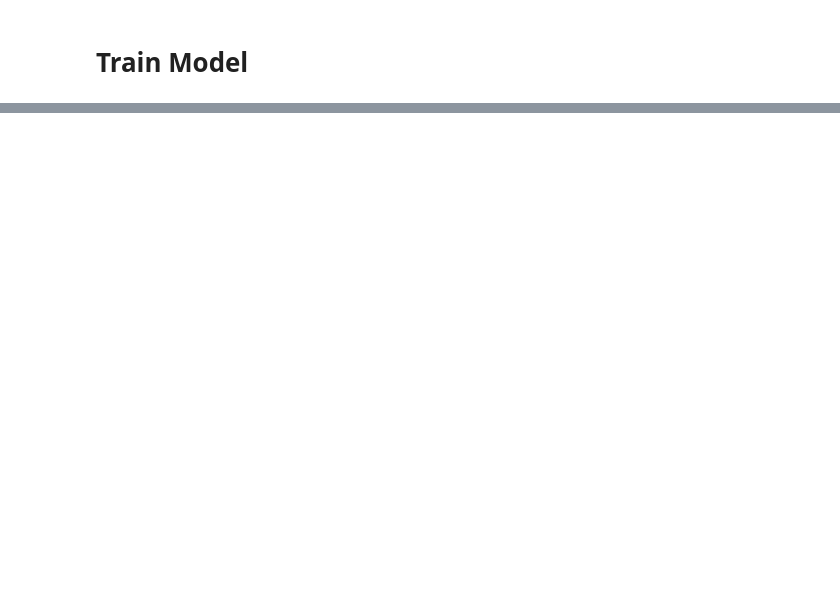
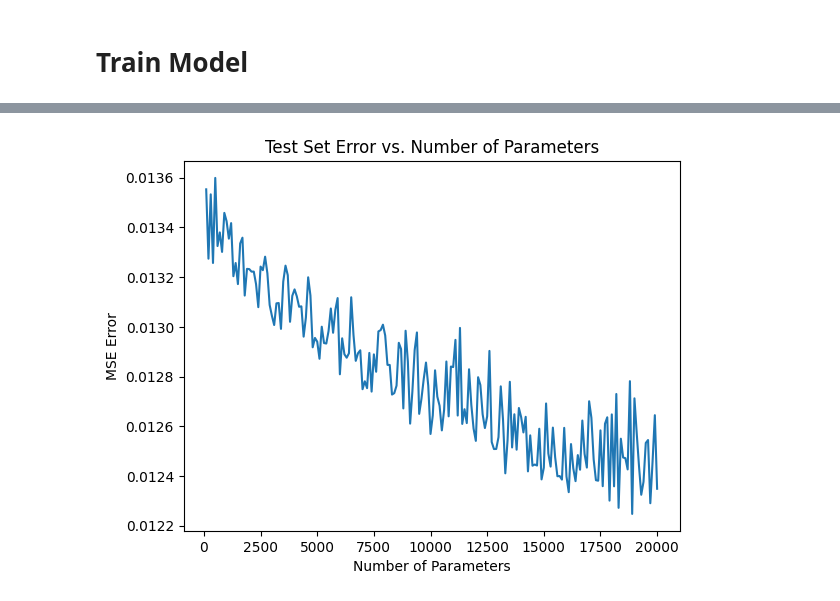
Before and after one commit to bryceadam1/math-522-project, a Jupyter notebook: Bryce/project.ipynb, the cells around one changed output, grey strips where cells are left out. Drawn from its saved outputs; the diff is of its cells as text; code cells hidden in the pictures; blank space fills up the shorter version.

```diff
--- a/Bryce/project.ipynb
+++ b/Bryce/project.ipynb
@@ -122,0 +126,35 @@ Epoch: 900, Loss: 0.015689
+# %%
+# Generate some new data
+x_test = np.random.rand(1000) * 2 * np.pi - np.pi
+y_test = f(x_test) + np.random.normal(0, 0.1, 1000)
+
+x = torch.tensor(x_test, dtype=torch.float32, device=device).reshape(-1, 1)
+y = torch.tensor(y_test, dtype=torch.float32, device=device).reshape(-1, 1)
+
+# Load all of the models and compute the error
+n_params = np.arange(100, 20001, 100)
+
+error = []
+residual = []
+for n in n_params:
+    fhat = NNModel(1, n, 1).to(device)
+    fhat.load_state_dict(torch.load(f"models/model_{n}.pt"))
+    fhat.eval()
+
+    yhat = fhat(x).cpu().detach().numpy().reshape(-1)
+    residual.append(yhat - y_test)
+    error.append(np.mean((yhat - y_test) ** 2))
+
+    del fhat
+
+error = np.array(error)
+residual = np.array(residual)
+
+# Plot the error
+plt.plot(n_params, error)
+plt.title("Test Set Error vs. Number of Parameters")
+plt.xlabel("Number of Parameters")
+plt.ylabel("MSE Error")
+plt.show()
+# %% [output]
+[figure, added]
```
Also changed, not shown: parts of 9 cells of this notebook, 13 other files.
